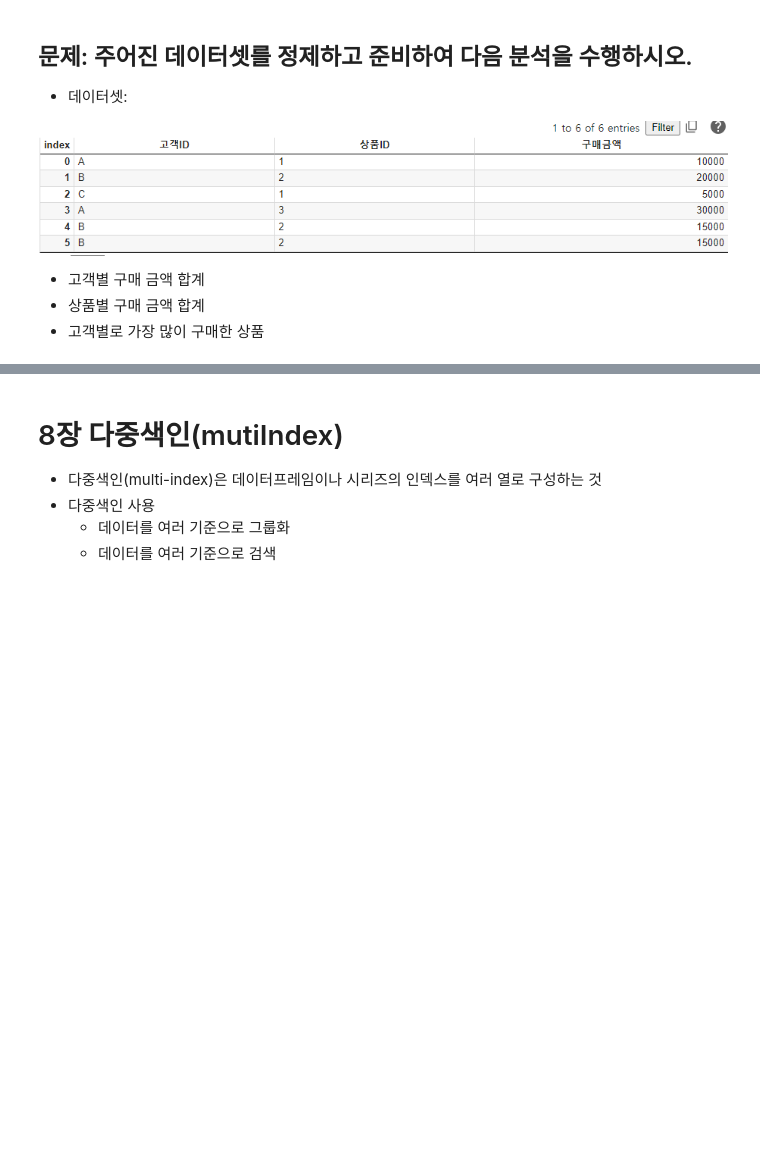
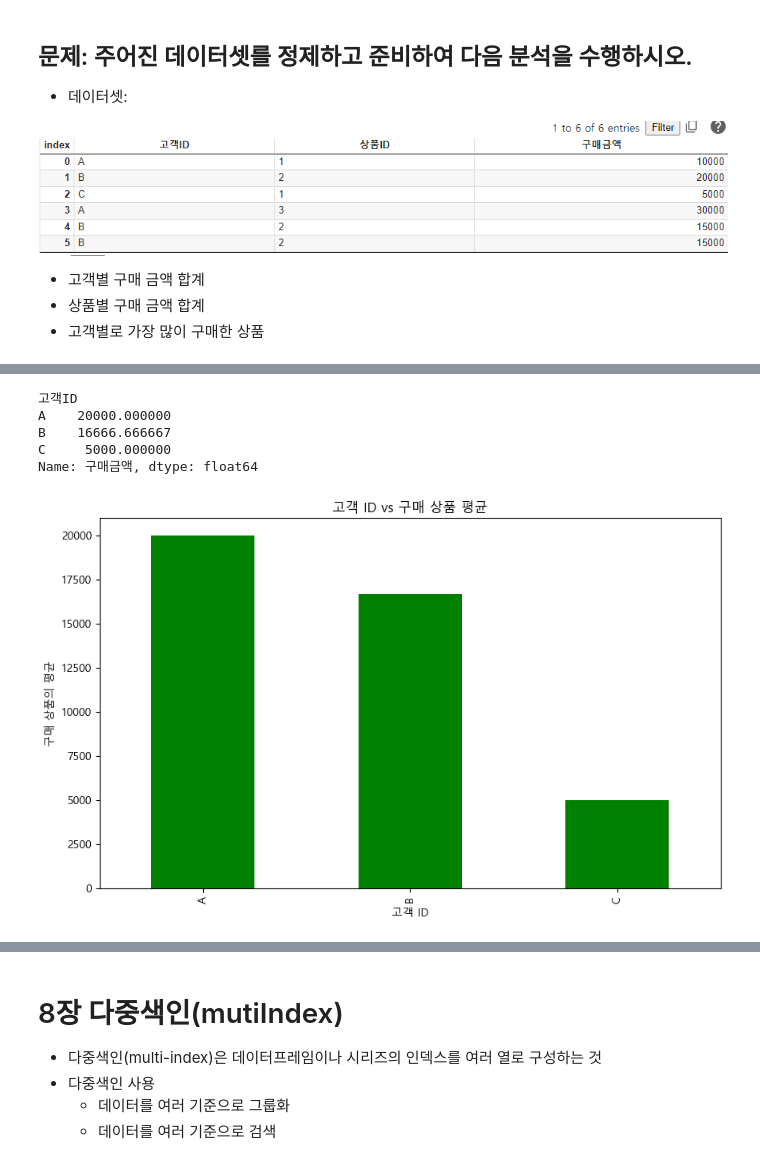
Before and after one commit to dlona12/python_basic_1, a Jupyter notebook: data_analysis_4_30_class.ipynb, the cells around one changed output, grey strips where cells are left out. Cells and saved outputs as stored; diff of their text form; code cells hidden in the pictures; blank space fills up the shorter version.

```diff
--- a/data_analysis_4_30_class.ipynb
+++ b/data_analysis_4_30_class.ipynb
@@ -127,13 +127,13 @@ data = [
 # %%
 # 데이터프레임 탐색
 # 1) 데이터셋을 데이터프레임으로 변환하기
-df = pd.dataFrame(data)
+df = pd.DataFrame(data)
 
 # 2) 데이터프레임을 첫 행부터 5번째 행까지 슬라이싱하기
 sliced_df = df.iloc[:5]
 
 # 3)데이터프레임의 열 이름을 변경하기
-new_column_names = {'customer_id': 'CustomerID', 'product_id': 'ProductID', 'amount': 'Amount'}
+new_column_names = {'customer_id': '고객ID', 'product_id': '상품ID', 'amount': '구매금액'}
 df.rename(columns=new_column_names, inplace=True)
 # %%
 # 데이터프레임 정제하기
@@ -173,0 +215,18 @@ df
+# %%
+# 5) 고객ID별 구매금액의 평균를 계산하고 시각화 ( hint:groupby())
+#1.
+grouped_mean = df.groupby("고객ID")["구매금액"].mean()
+print(grouped_mean)
+#2.
+grouped_mean.plot(kind = "bar", color = "green")
+plt.xlabel("고객 ID")
+plt.ylabel("구매 상품의 평균")
+plt.title("고객 ID vs 구매 상품 평균")
+plt.show()
+# %% [output]
+고객ID
+A    20000.000000
+B    16666.666667
+C     5000.000000
+Name: 구매금액, dtype: float64
+[figure, added]
```
Also changed, not shown: parts of 11 cells of this notebook.
